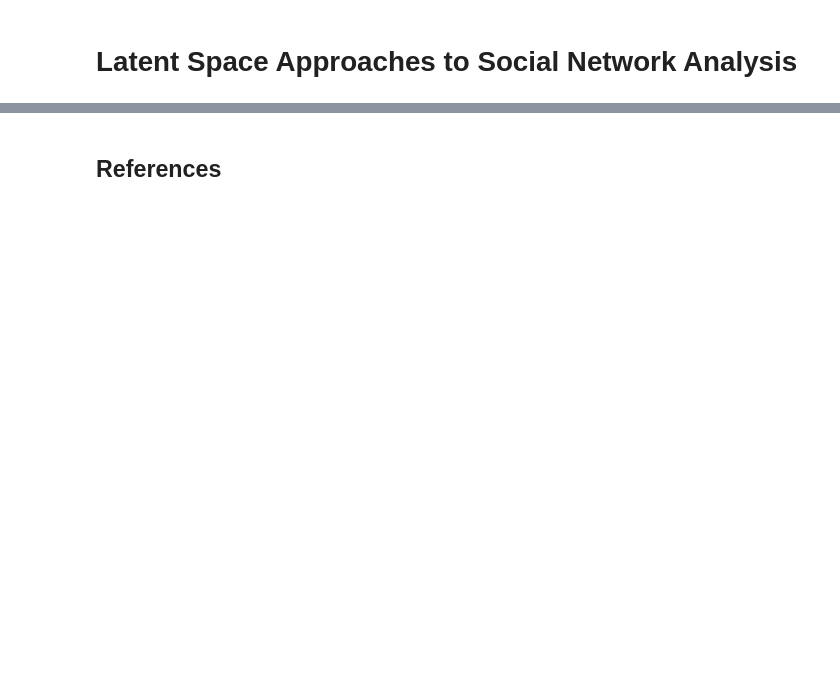
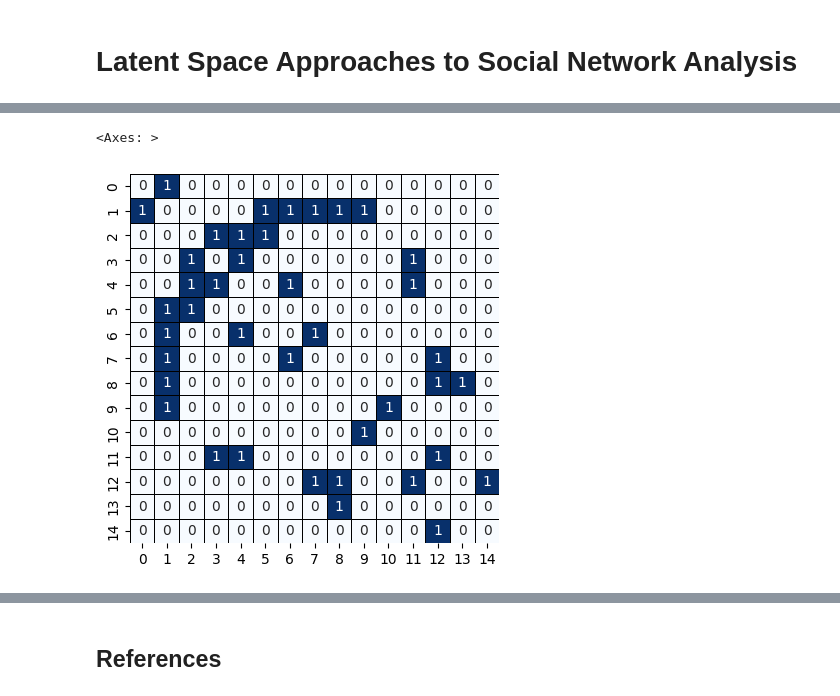
Before and after one commit to cnosa/LatentSpaces_Network_Manifold, a Jupyter notebook: LatentNetwork_Euclidean.ipynb, the cells around one changed output, grey strips where cells are left out. Cells and saved outputs as stored; diff of their text form; code cells hidden in the pictures; blank space fills up the shorter version.

```diff
--- a/LatentNetwork_Euclidean.ipynb
+++ b/LatentNetwork_Euclidean.ipynb
@@ -122,0 +56,5 @@ array([[[-1.95922513, -0.13362015],
+# %%
+sns.heatmap(nx.to_numpy_array(G, dtype=int), annot=True, cmap="Blues", cbar=False, square=True, linewidths=0.5, linecolor='black')
+# %% [output]
+<Axes: >
+[figure, added]
```
Also changed, not shown: parts of 47 cells of this notebook.
